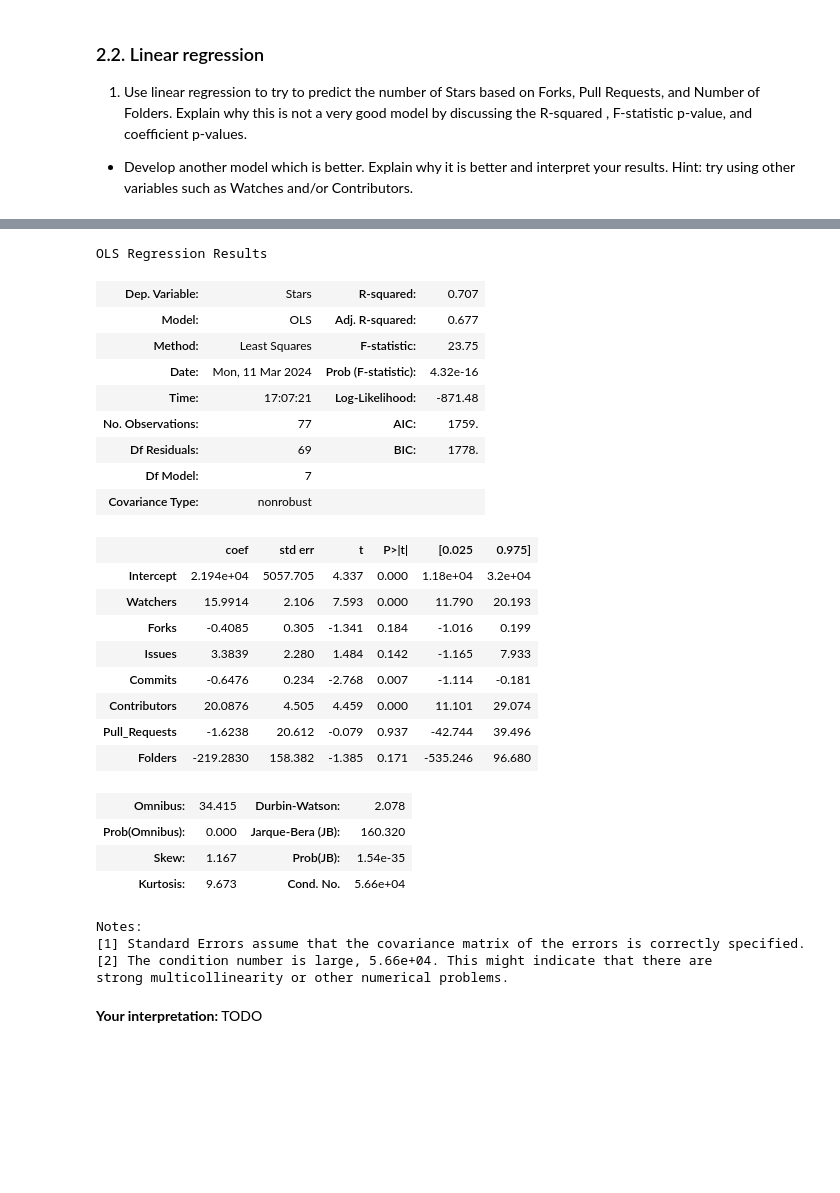
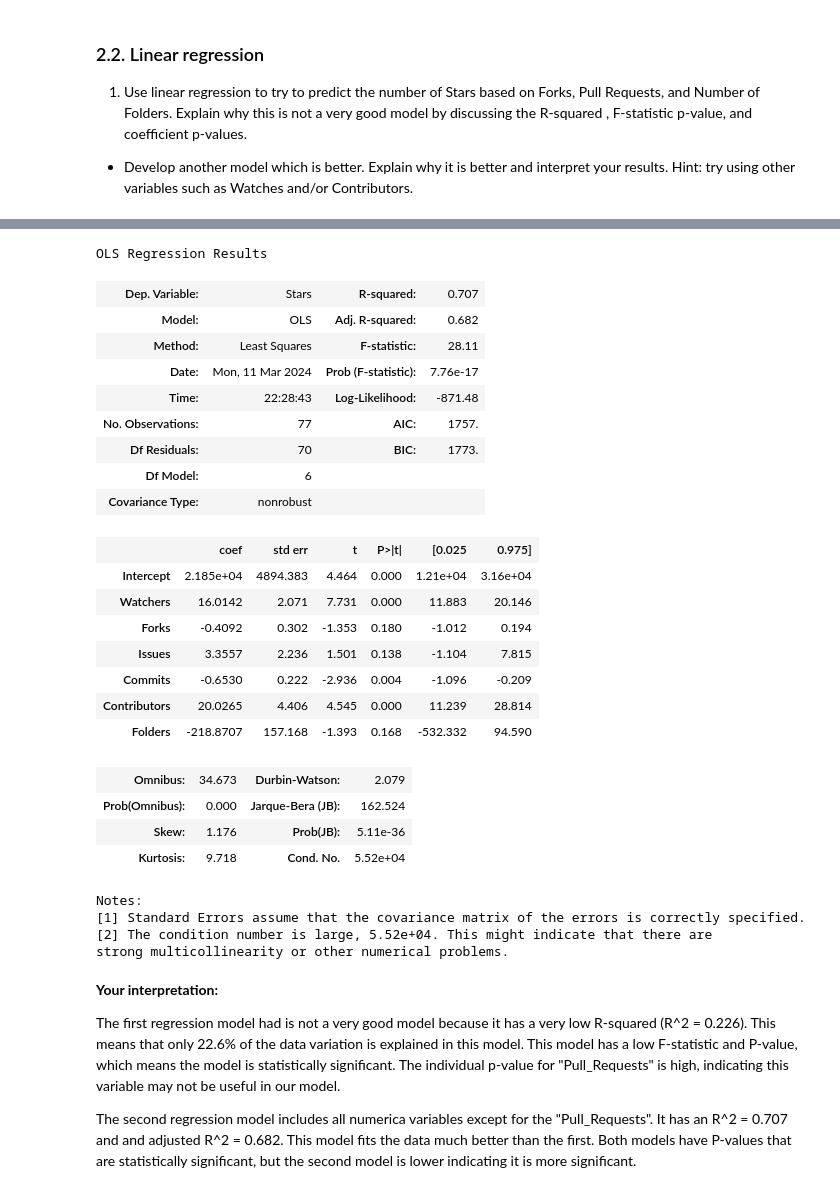
Before and after one commit to logancorrea/Intro-to-Data-Science, a Jupyter notebook: Homework/HW06/HW6.ipynb, the cells around one changed output, grey strips where cells are left out. Cells and saved outputs as stored; diff of their text form; code cells hidden in the pictures; blank space fills up the shorter version.

```diff
--- a/Homework/HW06/HW6.ipynb
+++ b/Homework/HW06/HW6.ipynb
@@ -325,7 +334,7 @@ project_info_cleaned.describe()
 import seaborn as sns
 
 # Remove non-numeric columns and compute correlation matrix
-project_info_cleaned = project_info_cleaned.drop(columns=['Name', 'Language'])
+project_info_cleaned = project_info.drop(columns=['Name', 'Language'])
 correlation_matrix = project_info_cleaned.corr()
 
 # Plot correlation matrix
@@ -373,35 +382,38 @@ strong multicollinearity or other numerical problems.
 # %%
 # Second regression model
 regession_cleaned = project_info_cleaned.dropna().astype(int)
-model_ols = sm.ols(formula= "Stars ~ Watchers + Forks + Issues + Commits + Contributors + Pull_Requests + Folders", data=regession_cleaned).fit()
+model_ols = sm.ols(formula= "Stars ~ Watchers + Forks + Issues + Commits + Contributors + Folders", data=regession_cleaned).fit()
 model_ols.summary()
 # %% [output]
 OLS Regression Results
 | Dep. Variable: | Stars | R-squared: | 0.707 |
-| Model: | OLS | Adj. R-squared: | 0.677 |
-| Method: | Least Squares | F-statistic: | 23.75 |
-| Date: | Mon, 11 Mar 2024 | Prob (F-statistic): | 4.32e-16 |
-| Time: | 17:07:21 | Log-Likelihood: | -871.48 |
-| No. Observations: | 77 | AIC: | 1759. |
-| Df Residuals: | 69 | BIC: | 1778. |
-| Df Model: | 7 |  |  |
+| Model: | OLS | Adj. R-squared: | 0.682 |
+| Method: | Least Squares | F-statistic: | 28.11 |
+| Date: | Mon, 11 Mar 2024 | Prob (F-statistic): | 7.76e-17 |
+| Time: | 22:28:43 | Log-Likelihood: | -871.48 |
+| No. Observations: | 77 | AIC: | 1757. |
+| Df Residuals: | 70 | BIC: | 1773. |
+| Df Model: | 6 |  |  |
 | Covariance Type: | nonrobust |  |  |
 |  | coef | std err | t | P>|t| | [0.025 | 0.975] |
-| Intercept | 2.194e+04 | 5057.705 | 4.337 | 0.000 | 1.18e+04 | 3.2e+04 |
-| Watchers | 15.9914 | 2.106 | 7.593 | 0.000 | 11.790 | 20.193 |
-| Forks | -0.4085 | 0.305 | -1.341 | 0.184 | -1.016 | 0.199 |
-| Issues | 3.3839 | 2.280 | 1.484 | 0.142 | -1.165 | 7.933 |
-| Commits | -0.6476 | 0.234 | -2.768 | 0.007 | -1.114 | -0.181 |
-| Contributors | 20.0876 | 4.505 | 4.459 | 0.000 | 11.101 | 29.074 |
-| Pull_Requests | -1.6238 | 20.612 | -0.079 | 0.937 | -42.744 | 39.496 |
-| Folders | -219.2830 | 158.382 | -1.385 | 0.171 | -535.246 | 96.680 |
+| Intercept | 2.185e+04 | 4894.383 | 4.464 | 0.000 | 1.21e+04 | 3.16e+04 |
+| Watchers | 16.0142 | 2.071 | 7.731 | 0.000 | 11.883 | 20.146 |
+| Forks | -0.4092 | 0.302 | -1.353 | 0.180 | -1.012 | 0.194 |
+| Issues | 3.3557 | 2.236 | 1.501 | 0.138 | -1.104 | 7.815 |
+| Commits | -0.6530 | 0.222 | -2.936 | 0.004 | -1.096 | -0.209 |
+| Contributors | 20.0265 | 4.406 | 4.545 | 0.000 | 11.239 | 28.814 |
+| Folders | -218.8707 | 157.168 | -1.393 | 0.168 | -532.332 | 94.590 |
-| Omnibus: | 34.415 | Durbin-Watson: | 2.078 |
-| Prob(Omnibus): | 0.000 | Jarque-Bera (JB): | 160.320 |
-| Skew: | 1.167 | Prob(JB): | 1.54e-35 |
-| Kurtosis: | 9.673 | Cond. No. | 5.66e+04 |
+| Omnibus: | 34.673 | Durbin-Watson: | 2.079 |
+| Prob(Omnibus): | 0.000 | Jarque-Bera (JB): | 162.524 |
+| Skew: | 1.176 | Prob(JB): | 5.11e-36 |
+| Kurtosis: | 9.718 | Cond. No. | 5.52e+04 |
 Notes:
 [1] Standard Errors assume that the covariance matrix of the errors is correctly specified.
-[2] The condition number is large, 5.66e+04. This might indicate that there are
+[2] The condition number is large, 5.52e+04. This might indicate that there are
 strong multicollinearity or other numerical problems.
-# %% [markdown]
-**Your interpretation:** TODO
+# %% [markdown]
+**Your interpretation:**
+
+The first regression model had is not a very good model because it has a very low R-squared (R^2 = 0.226). This means that only 22.6% of the data variation is explained in this model. This model has a low F-statistic and P-value, which means the model is statistically significant. The individual p-value for "Pull_Requests" is high, indicating this variable may not be useful in our model.
+
+The second regression model includes all numerica variables except for the "Pull_Requests". It has an R^2 = 0.707 and and adjusted R^2 = 0.682. This model fits the data much better than the first. Both models have P-values that are statistically significant, but the second model is lower indicating it is more significant.
```
Also changed, not shown: parts of 10 cells of this notebook, 1 other file.
